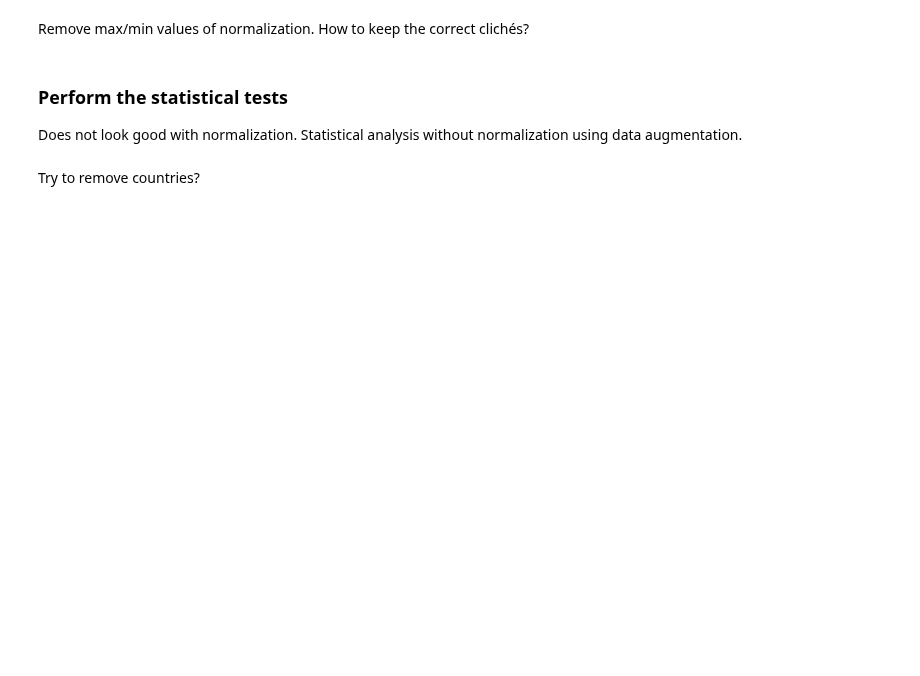
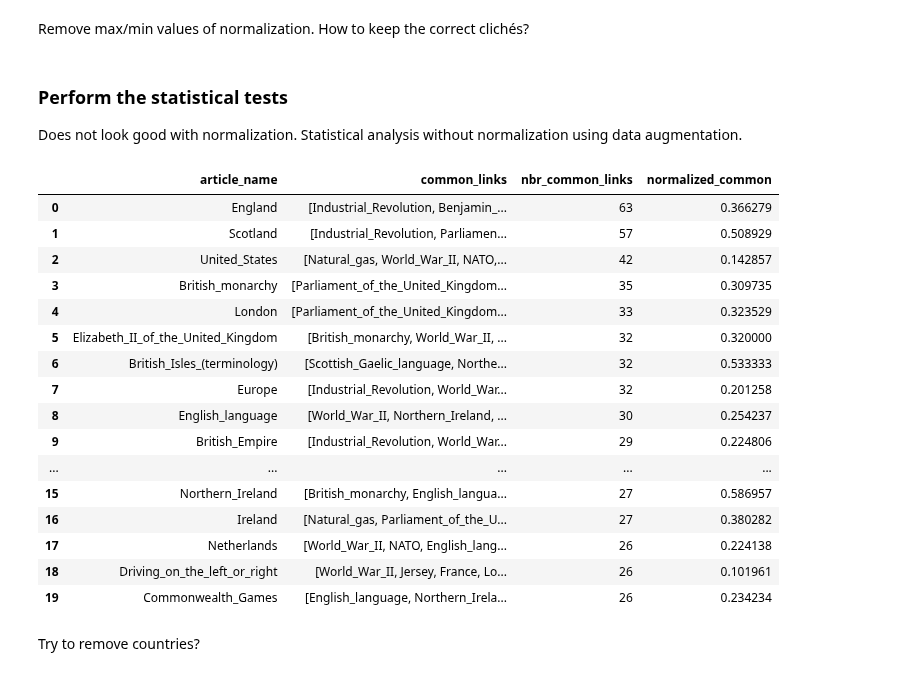
Before and after one commit to epfl-ada/ada-2023-project-abracadabra2023, a Jupyter notebook: nb.ipynb, the cells around one changed output. Cells and saved outputs as stored; diff of their text form; code cells hidden in the pictures; blank space fills up the shorter version.

```diff
--- a/nb.ipynb
+++ b/nb.ipynb
@@ -618,5 +669,29 @@ Remove max/min values of normalization. How to keep the correct clichés?
 
 Does not look good with normalization. Statistical analysis without normalization using data augmentation.
 # %%
-common_articles_normalized = no_zero_common_articles_normalized_links.sort_values("nbr_common_articles", ascending=False).reset_index(drop=True).copy(deep=True)
-common_articles_normalized[1:50]
+common_articles_normalized = (
+    no_zero_common_articles_normalized_links.sort_values(
+        "nbr_common_links", ascending=False
+    )
+    .reset_index(drop=True)
+    .copy(deep=True)
+)
+common_articles_normalized.head(20)
+# %% [output]
+|  | article_name | common_links | nbr_common_links | normalized_common |
+| 0 | England | [Industrial_Revolution, Benjamin_... | 63 | 0.366279 |
+| 1 | Scotland | [Industrial_Revolution, Parliamen... | 57 | 0.508929 |
+| 2 | United_States | [Natural_gas, World_War_II, NATO,... | 42 | 0.142857 |
+| 3 | British_monarchy | [Parliament_of_the_United_Kingdom... | 35 | 0.309735 |
+| 4 | London | [Parliament_of_the_United_Kingdom... | 33 | 0.323529 |
+| 5 | Elizabeth_II_of_the_United_Kingdom | [British_monarchy, World_War_II, ... | 32 | 0.320000 |
+| 6 | British_Isles_(terminology) | [Scottish_Gaelic_language, Northe... | 32 | 0.533333 |
+| 7 | Europe | [Industrial_Revolution, World_War... | 32 | 0.201258 |
+| 8 | English_language | [World_War_II, Northern_Ireland, ... | 30 | 0.254237 |
+| 9 | British_Empire | [Industrial_Revolution, World_War... | 29 | 0.224806 |
+| ... | ... | ... | ... | ... |
+| 15 | Northern_Ireland | [British_monarchy, English_langua... | 27 | 0.586957 |
+| 16 | Ireland | [Natural_gas, Parliament_of_the_U... | 27 | 0.380282 |
+| 17 | Netherlands | [World_War_II, NATO, English_lang... | 26 | 0.224138 |
+| 18 | Driving_on_the_left_or_right | [World_War_II, Jersey, France, Lo... | 26 | 0.101961 |
+| 19 | Commonwealth_Games | [English_language, Northern_Irela... | 26 | 0.234234 |
```
Also changed, not shown: parts of 24 cells of this notebook.
